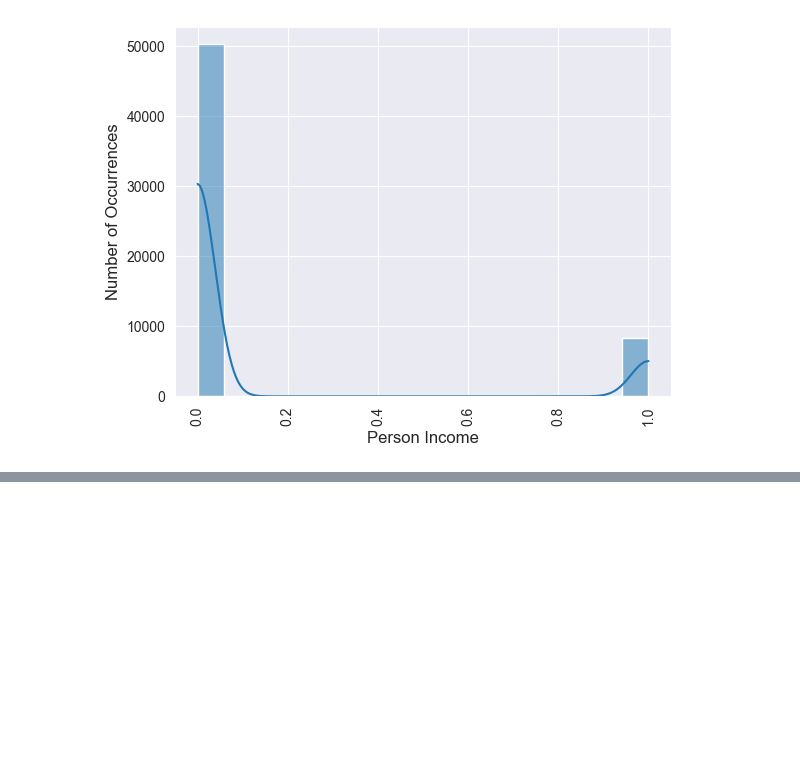
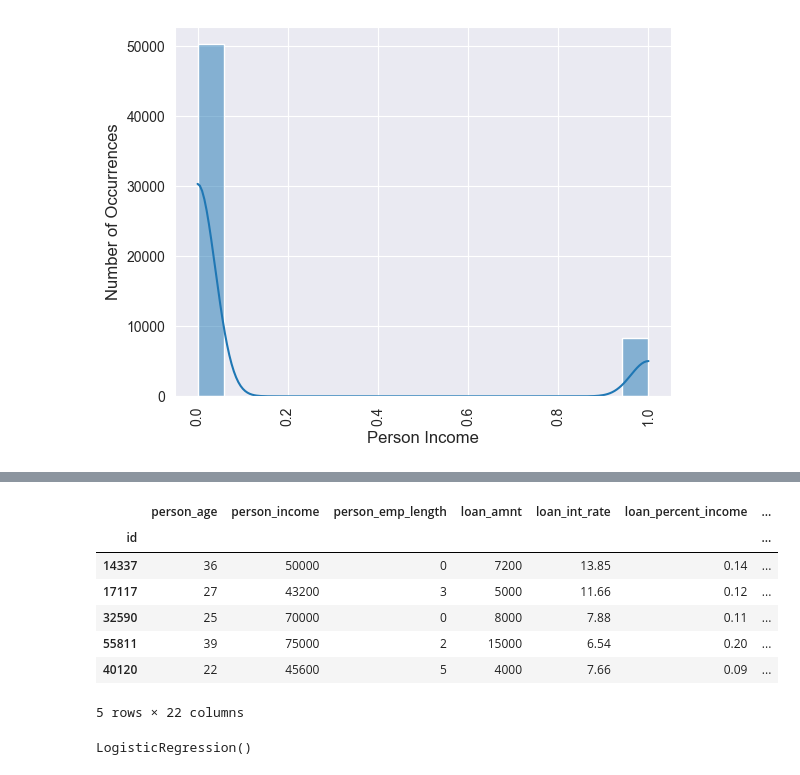
Before and after one commit to jasonwj96/kaggle-projects, a Jupyter notebook: Loan Approval Prediction.ipynb, the cells around one changed output, grey strips where cells are left out. Drawn from its saved outputs; the diff is of its cells as text; code cells hidden in the pictures; blank space fills up the shorter version.

Commit message:
Finished logistic regression model

```diff
--- a/Loan Approval Prediction.ipynb
+++ b/Loan Approval Prediction.ipynb
@@ -120,7 +157,8 @@ sns.countplot(train_df['cb_person_default_on_file'])
 <Axes: xlabel='count', ylabel='cb_person_default_on_file'>
 [figure]
 # %%
-categorical_cols = ['person_home_ownership', 'loan_intent', 'loan_grade','cb_person_default_on_file']
+categorical_cols = ['person_home_ownership', 'loan_intent', 'loan_grade',
+                    'cb_person_default_on_file']
 
 train_df = pd.get_dummies(train_df,
                           columns=categorical_cols,
@@ -202,3 +240,8 @@ plt.ylabel('Number of Occurrences', fontsize=12)
 plt.show()
 # %% [output]
 [figure]
+# %%
+X = train_df.drop('loan_status', axis=1)
+y = train_df['loan_status']
+
+X.head()
@@ -204,0 +267,21 @@ plt.show()
+# %%
+X_train, X_test, y_train, y_test = train_test_split(X, y, test_size=0.2, random_state=42)
+X_train.head()
+# %% [output]
+|  | person_age | person_income | person_emp_length | loan_amnt | loan_int_rate | loan_percent_income | ... |
+| id |  |  |  |  |  |  | ... |
+| 14337 | 36 | 50000 | 0 | 7200 | 13.85 | 0.14 | ... |
+| 17117 | 27 | 43200 | 3 | 5000 | 11.66 | 0.12 | ... |
+| 32590 | 25 | 70000 | 0 | 8000 | 7.88 | 0.11 | ... |
+| 55811 | 39 | 75000 | 2 | 15000 | 6.54 | 0.20 | ... |
+| 40120 | 22 | 45600 | 5 | 4000 | 7.66 | 0.09 | ... |
+5 rows × 22 columns
+# %%
+scaler = StandardScaler()
+X_train = scaler.fit_transform(X_train)
+X_test = scaler.transform(X_test)
+
+model = LogisticRegression()
+model.fit(X_train, y_train)
+# %% [output]
+LogisticRegression()
```
Also changed, not shown: parts of 9 cells of this notebook, 1 other file.
